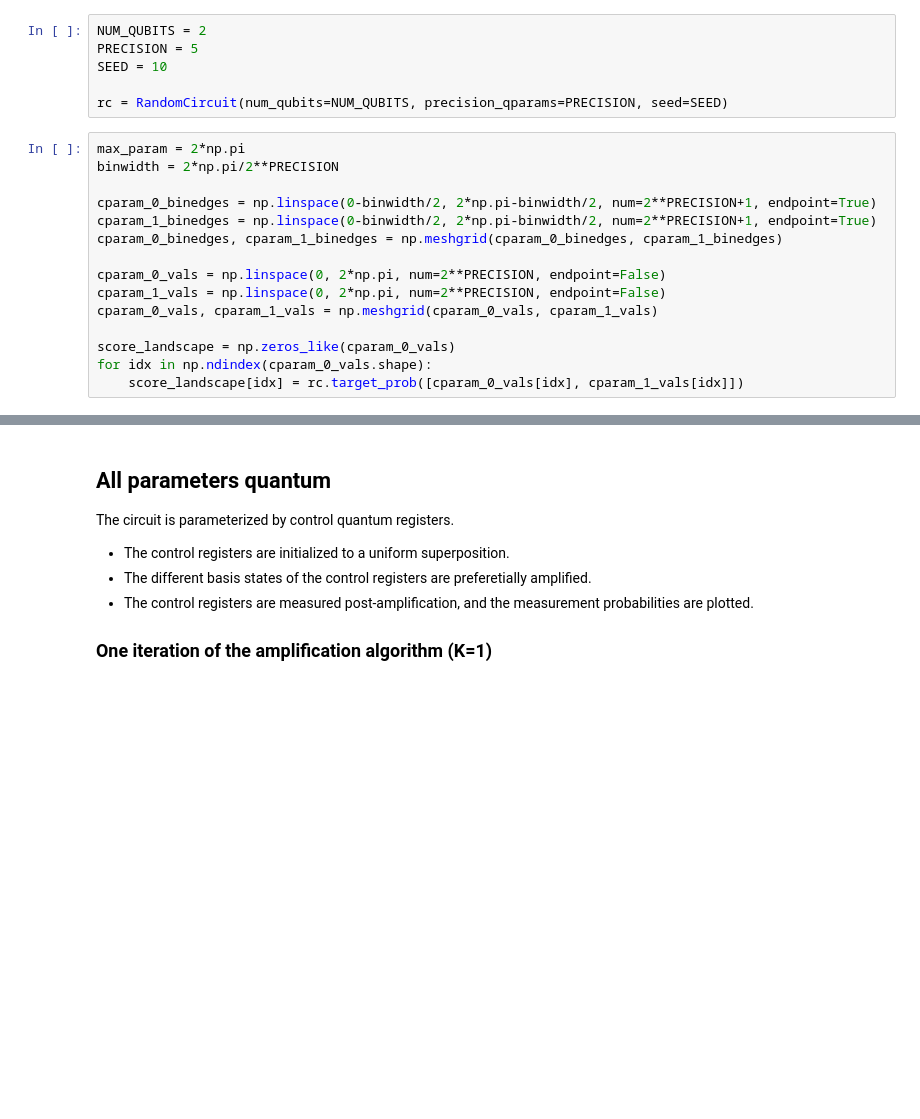
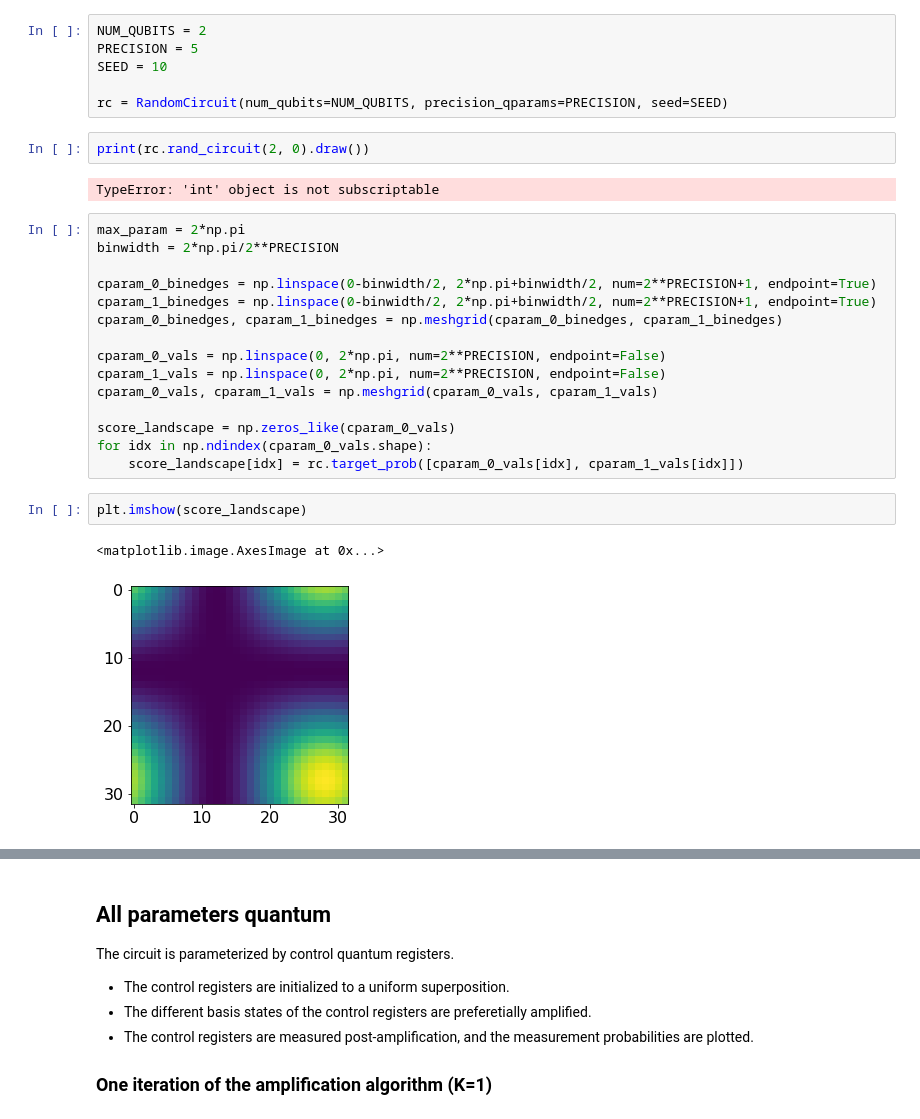
Before and after one commit to peterse/groveropt, a Jupyter notebook: QarameterizedCircuits_work.ipynb, the cells around one changed output, grey strips where cells are left out. Cells and saved outputs as stored; diff of their text form; blank space fills up the shorter version.

```diff
--- a/QarameterizedCircuits_work.ipynb
+++ b/QarameterizedCircuits_work.ipynb
@@ -152,12 +152,16 @@ PRECISION = 5
 SEED = 10
 
 rc = RandomCircuit(num_qubits=NUM_QUBITS, precision_qparams=PRECISION, seed=SEED)
+# %%
+print(rc.rand_circuit(2, 0).draw())
+# %% [output]
+TypeError: 'int' object is not subscriptable
 # %%
 max_param = 2*np.pi
 binwidth = 2*np.pi/2**PRECISION
 
-cparam_0_binedges = np.linspace(0-binwidth/2, 2*np.pi-binwidth/2, num=2**PRECISION+1, endpoint=True)
-cparam_1_binedges = np.linspace(0-binwidth/2, 2*np.pi-binwidth/2, num=2**PRECISION+1, endpoint=True)
+cparam_0_binedges = np.linspace(0-binwidth/2, 2*np.pi+binwidth/2, num=2**PRECISION+1, endpoint=True)
+cparam_1_binedges = np.linspace(0-binwidth/2, 2*np.pi+binwidth/2, num=2**PRECISION+1, endpoint=True)
 cparam_0_binedges, cparam_1_binedges = np.meshgrid(cparam_0_binedges, cparam_1_binedges)
 
 cparam_0_vals = np.linspace(0, 2*np.pi, num=2**PRECISION, endpoint=False)
@@ -167,6 +171,11 @@ cparam_0_vals, cparam_1_vals = np.meshgrid(cparam_0_vals, cparam_1_vals)
 score_landscape = np.zeros_like(cparam_0_vals)
 for idx in np.ndindex(cparam_0_vals.shape):
     score_landscape[idx] = rc.target_prob([cparam_0_vals[idx], cparam_1_vals[idx]])
+# %%
+plt.imshow(score_landscape)
+# %% [output]
+<matplotlib.image.AxesImage at 0x...>
+[figure, added]
 # %%
 fig, [ax0, ax1] = plt.subplots(1, 2, figsize=(18, 6))
 
```
Also changed, not shown: parts of 1 cell of this notebook, 14 other files.
